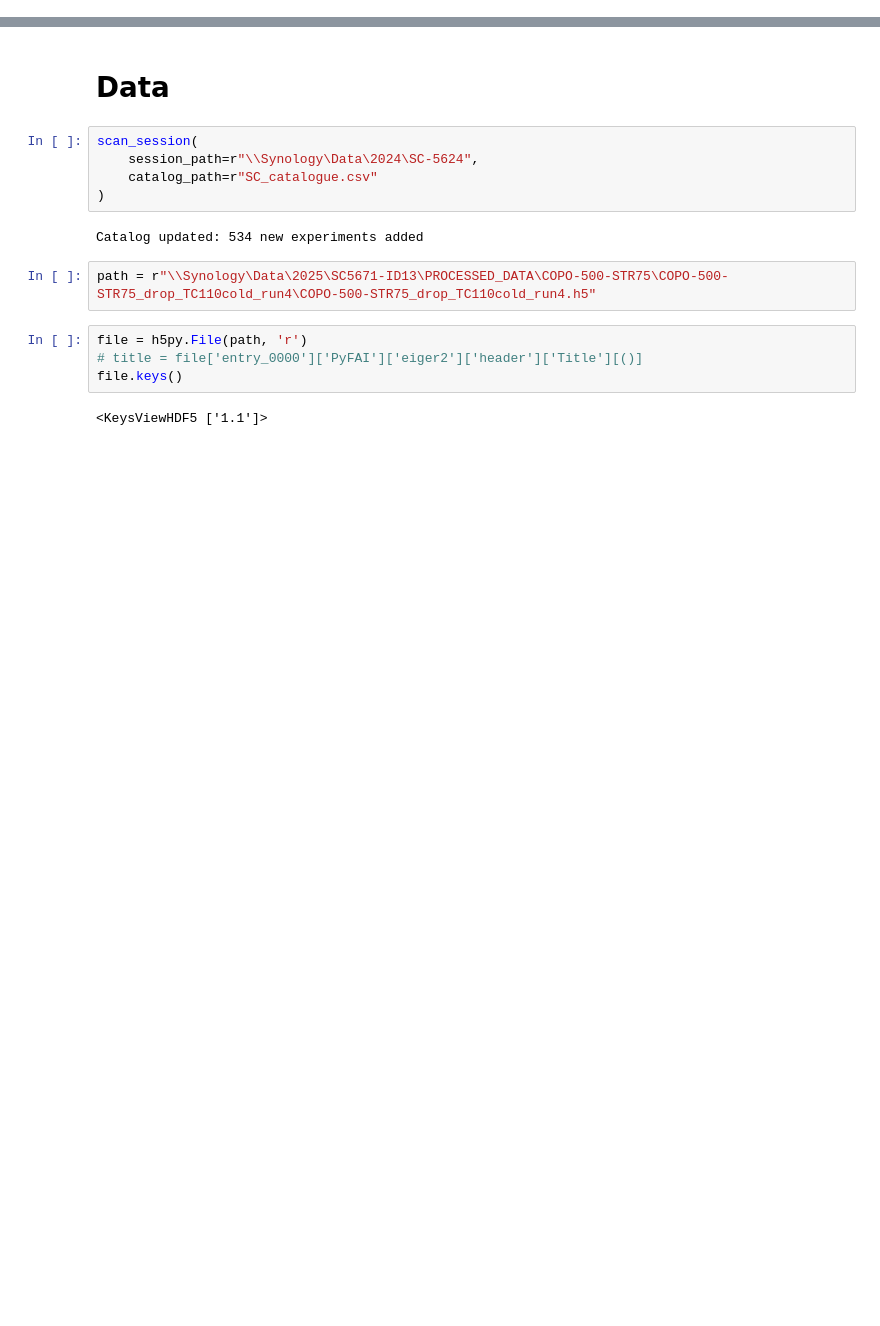
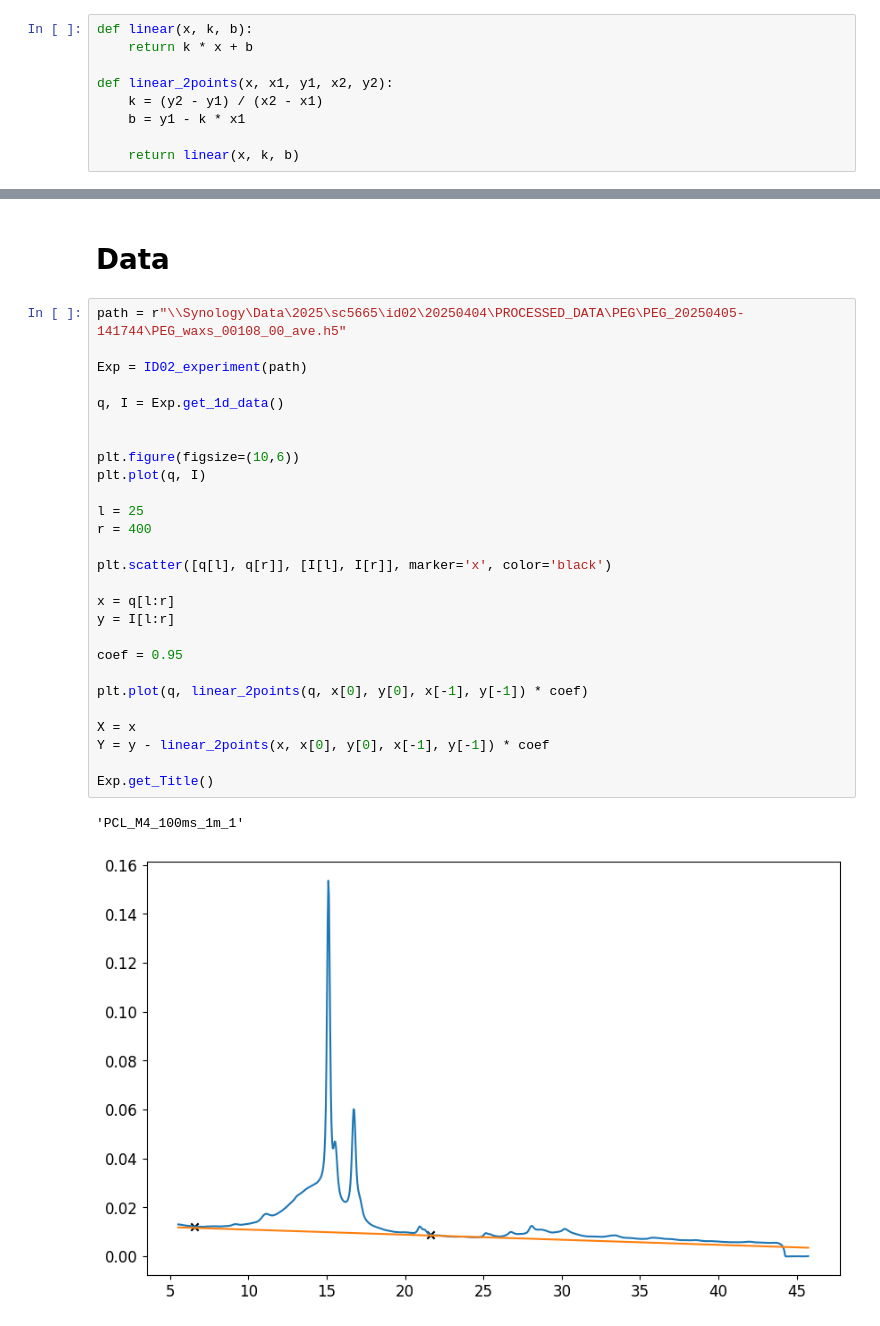
Before and after one commit to Akmalumarov/X_Ray_Scattering_Analysis, a Jupyter notebook: projects/Brushes/PEG_PCL/Degradation.ipynb, the cells around one changed output, grey strips where cells are left out. Cells and saved outputs as stored; diff of their text form; blank space fills up the shorter version.

```diff
--- a/projects/Brushes/PEG_PCL/Degradation.ipynb
+++ b/projects/Brushes/PEG_PCL/Degradation.ipynb
@@ -4,0 +7,9 @@
+# %%
+def linear(x, k, b):
+    return k * x + b
+
+def linear_2points(x, x1, y1, x2, y2):
+    k = (y2 - y1) / (x2 - x1)
+    b = y1 - k * x1
+
+    return linear(x, k, b)
@@ -5,17 +748,32 @@
 # %% [markdown]
 # Data
-# %%
-scan_session(
-    session_path=r"\\Synology\Data\2024\SC-5624",
-    catalog_path=r"SC_catalogue.csv"
-)
-# %% [output]
-Catalog updated: 534 new experiments added
-# %%
-path = r"\\Synology\Data\2025\SC5671-ID13\PROCESSED_DATA\COPO-500-STR75\COPO-500-STR75_drop_TC110cold_run4\COPO-500-STR75_drop_TC110cold_run4.h5"
-# %%
-file = h5py.File(path, 'r')
-# title = file['entry_0000']['PyFAI']['eiger2']['header']['Title'][()]
-file.keys()
-# %% [output]
-<KeysViewHDF5 ['1.1']>
+# %%
+path = r"\\Synology\Data\2025\sc5665\id02\20250404\PROCESSED_DATA\PEG\PEG_20250405-141744\PEG_waxs_00108_00_ave.h5"
+
+Exp = ID02_experiment(path)
+
+q, I = Exp.get_1d_data()
+
+
+plt.figure(figsize=(10,6))
+plt.plot(q, I)
+
+l = 25
+r = 400
+
+plt.scatter([q[l], q[r]], [I[l], I[r]], marker='x', color='black')
+
+x = q[l:r]
+y = I[l:r]
+
+coef = 0.95
+
+plt.plot(q, linear_2points(q, x[0], y[0], x[-1], y[-1]) * coef)
+
+X = x
+Y = y - linear_2points(x, x[0], y[0], x[-1], y[-1]) * coef
+
+Exp.get_Title()
+# %% [output]
+'PCL_M4_100ms_1m_1'
+[figure, added]
```
Also changed, not shown: parts of 14 cells of this notebook, 5 other files.
